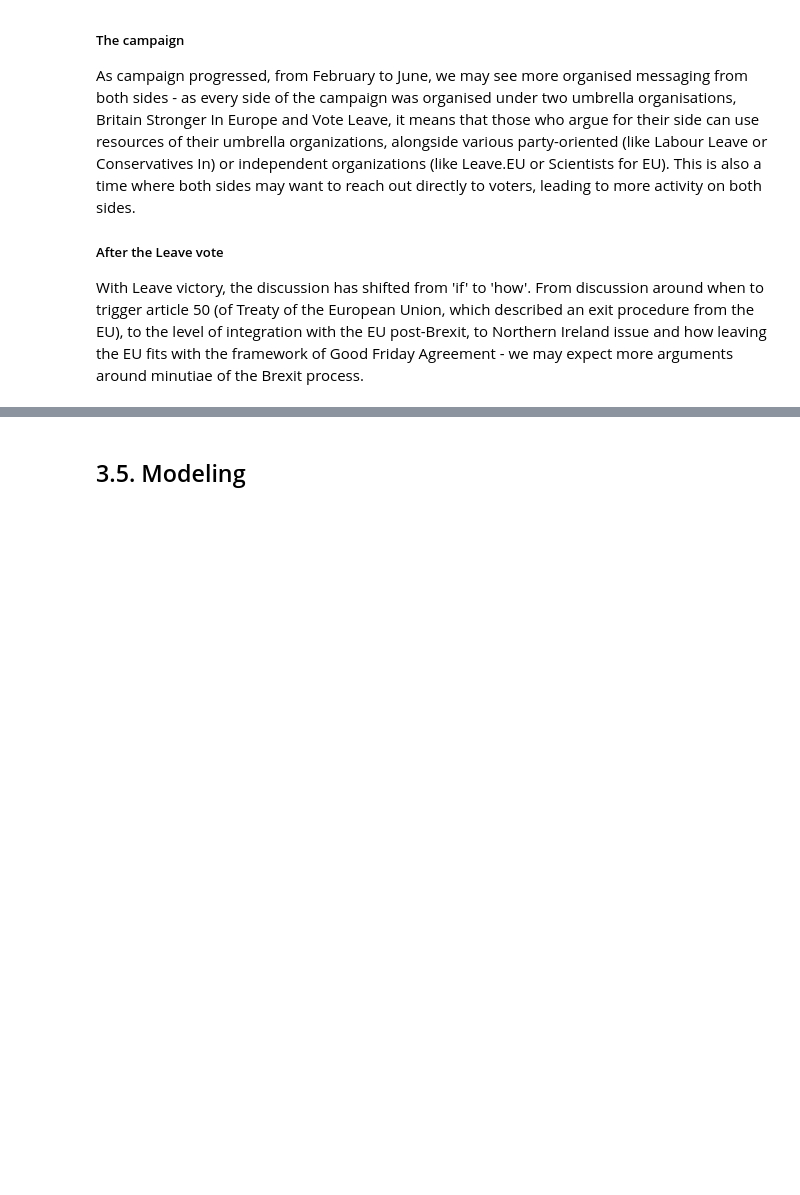
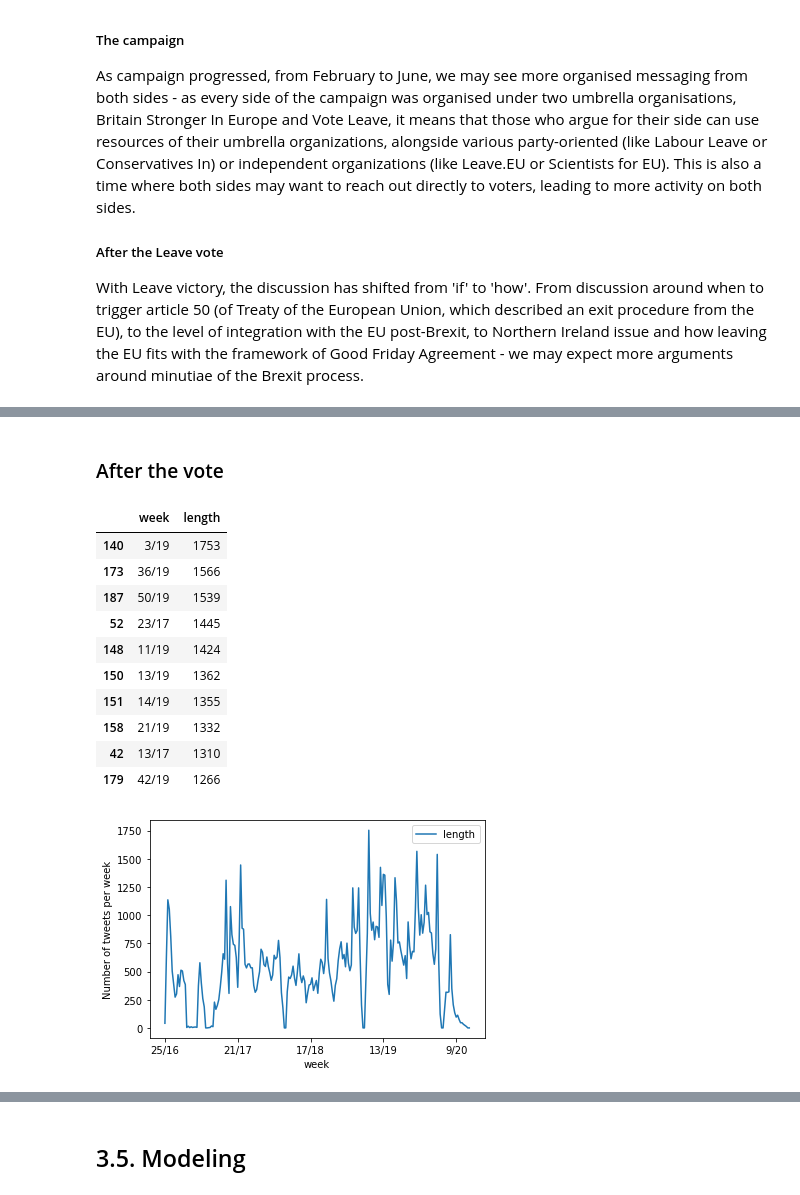
Before and after one commit to epfl-ada/ada-2021-project-kava, a Jupyter notebook: milestone2_template.ipynb, the cells around one changed output, grey strips where cells are left out. Cells and saved outputs as stored; diff of their text form; code cells hidden in the pictures; blank space fills up the shorter version.

```diff
--- a/milestone2_template.ipynb
+++ b/milestone2_template.ipynb
@@ -1703,0 +1939,19 @@ With Leave victory, the discussion has shifted from 'if' to 'how'. From discussi
+# %% [markdown]
+### After the vote
+# %%
+post_campaign_quotes, post_campaign_nums = get_data_post_campaign(papers)
+post_campaign_nums.plot(x='week', y='length', ylabel='Number of tweets per week')
+post_campaign_nums.sort_values('length', ascending=False).head(10)
+# %% [output]
+|  | week | length |
+| 140 | 3/19 | 1753 |
+| 173 | 36/19 | 1566 |
+| 187 | 50/19 | 1539 |
+| 52 | 23/17 | 1445 |
+| 148 | 11/19 | 1424 |
+| 150 | 13/19 | 1362 |
+| 151 | 14/19 | 1355 |
+| 158 | 21/19 | 1332 |
+| 42 | 13/17 | 1310 |
+| 179 | 42/19 | 1266 |
+[figure, added]
```
Also changed, not shown: parts of 70 cells of this notebook.
